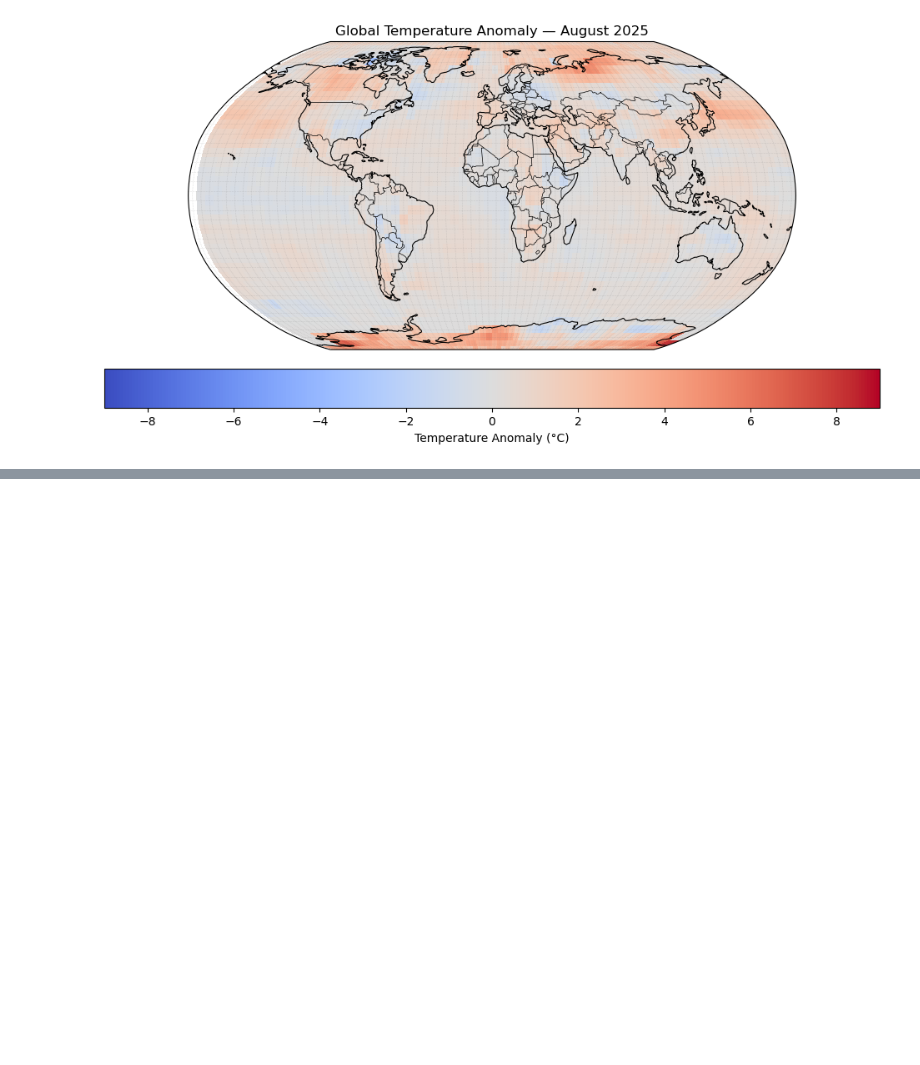
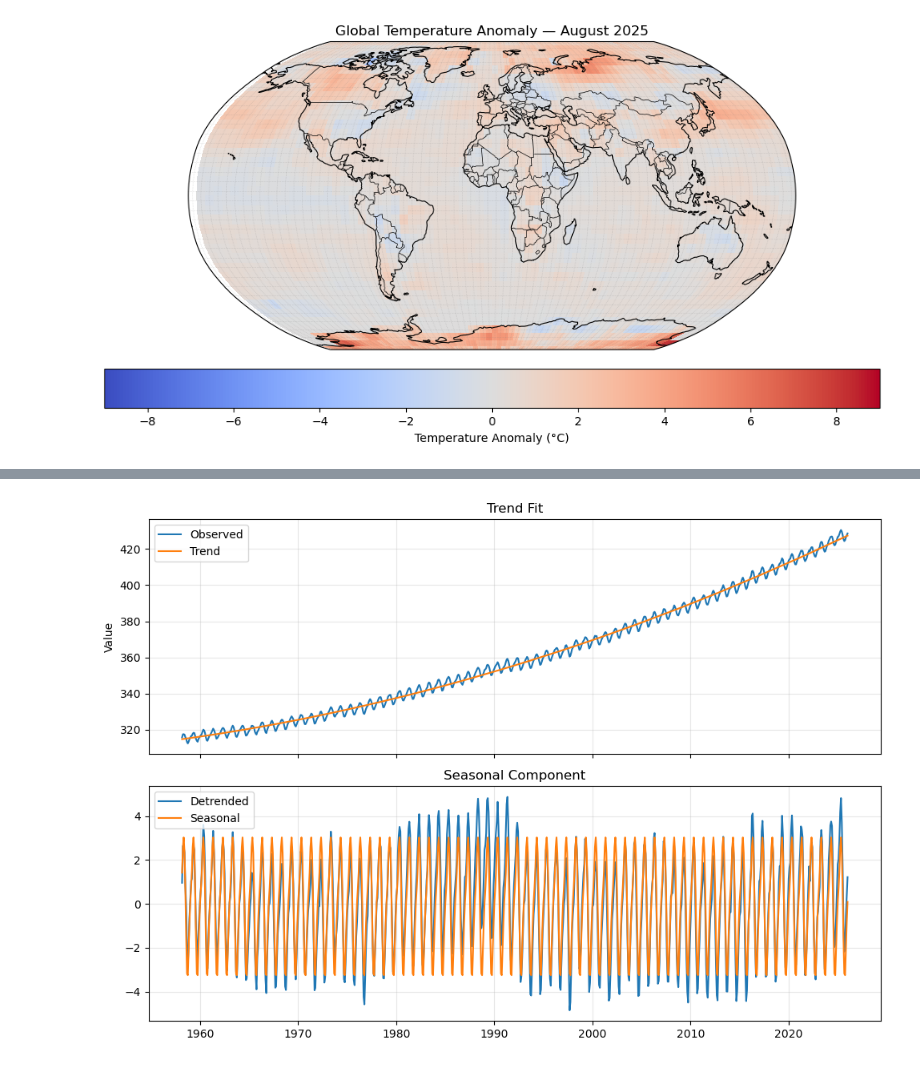
Before and after one commit to AlbertoMDVG/ClimateStatistics, a Jupyter notebook: main.ipynb, the cells around one changed output, grey strips where cells are left out. Cells and saved outputs as stored; diff of their text form; code cells hidden in the pictures; blank space fills up the shorter version.

```diff
--- a/main.ipynb
+++ b/main.ipynb
@@ -83,0 +165,8 @@ plt.show()
+# %%
+poly = PolynomialFeatures(2, include_bias=False)
+X_poly = poly.fit_transform(X)
+
+model = LinearRegression()
+df, seasonal = decompose_timeseries(df, model, X_poly)
+# %% [output]
+[figure, added]
```
Also changed, not shown: parts of 16 cells of this notebook.
